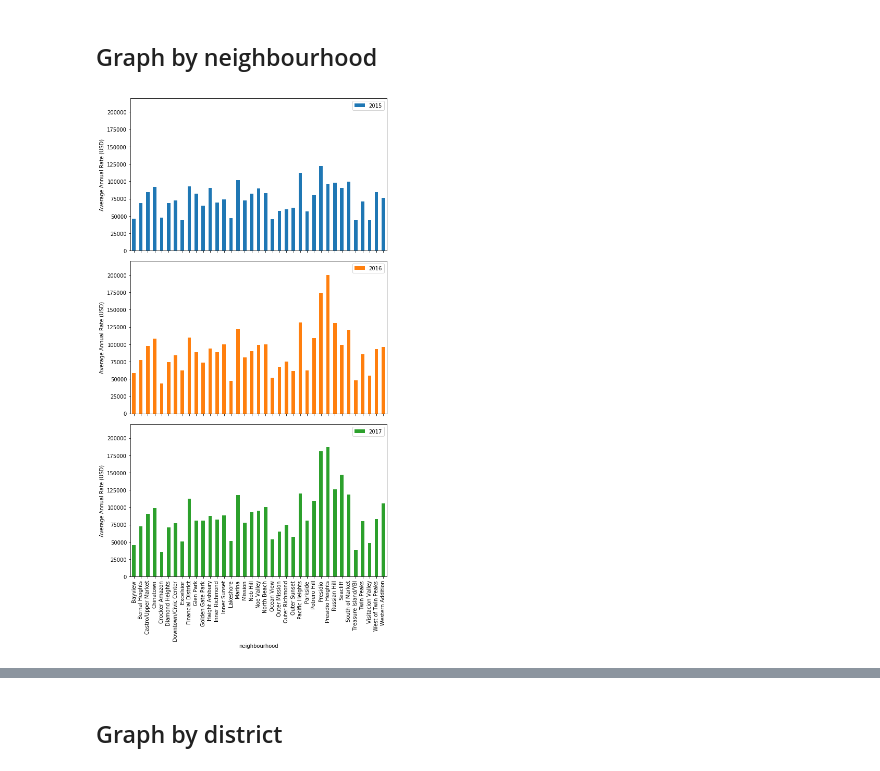
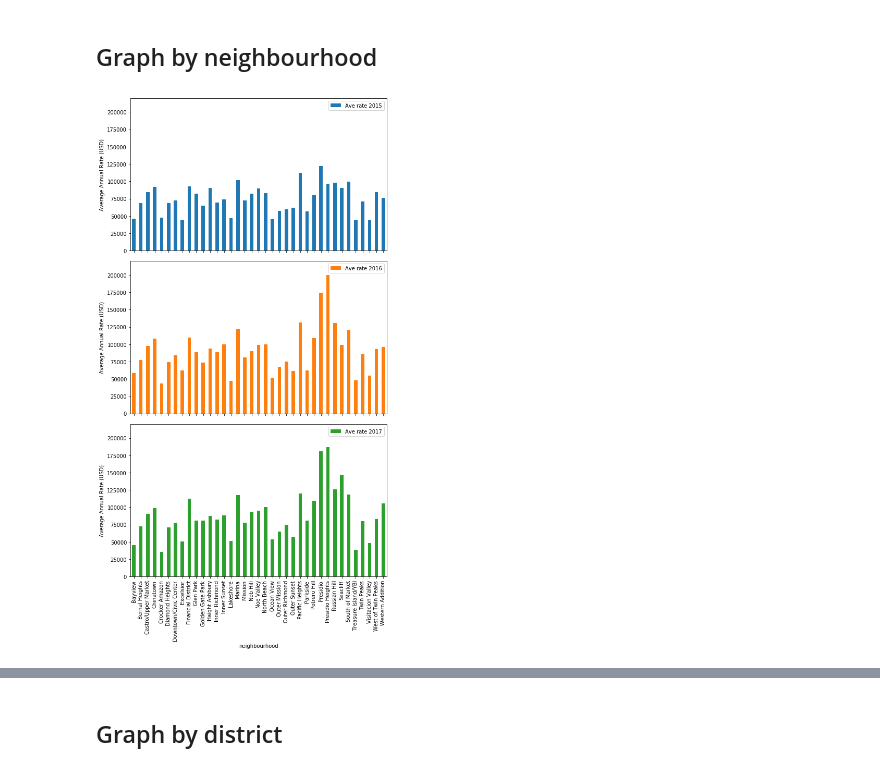
Before and after one commit to rochiecuevas/shared_accommodations, a Jupyter notebook: AirbnbRateVisualisation.ipynb, the cells around one changed output, grey strips where cells are left out. Cells and saved outputs as stored; diff of their text form; code cells hidden in the pictures.

```diff
--- a/AirbnbRateVisualisation.ipynb
+++ b/AirbnbRateVisualisation.ipynb
@@ -31,21 +28,21 @@ df
 # %% [markdown]
 ## Graph by neighbourhood
 # %%
-# Plot data for 2015–2017 in subplots
-ax = df.plot.bar(x = "neighbourhood", subplots = True,
+# Plot annual average short-term rent rates for 2015–2017 in subplots
+ax = df.plot.bar(x = "neighbourhood", y = ["Ave rate 2015", "Ave rate 2016", "Ave rate 2017"], subplots = True,
                  figsize = (8,15), title = ["", "", ""])
 ax[0].set_ylabel("Average Annual Rate (USD)")
 ax[1].set_ylabel("Average Annual Rate (USD)")
 ax[2].set_ylabel("Average Annual Rate (USD)")
 
 ax[0].set_ylim(0, 220000)
 ax[1].set_ylim(0, 220000)
 ax[2].set_ylim(0, 220000)
 
 
 # Save file as svg
 plt.tight_layout()
 plt.savefig("Images/Airbnb_annual_avg.svg")
 plt.savefig("Images/Airbnb_annual_avg.png")
 # %% [output]
-[figure, old version]
+[figure, new version]
```
Also changed, not shown: parts of 16 cells of this notebook.
